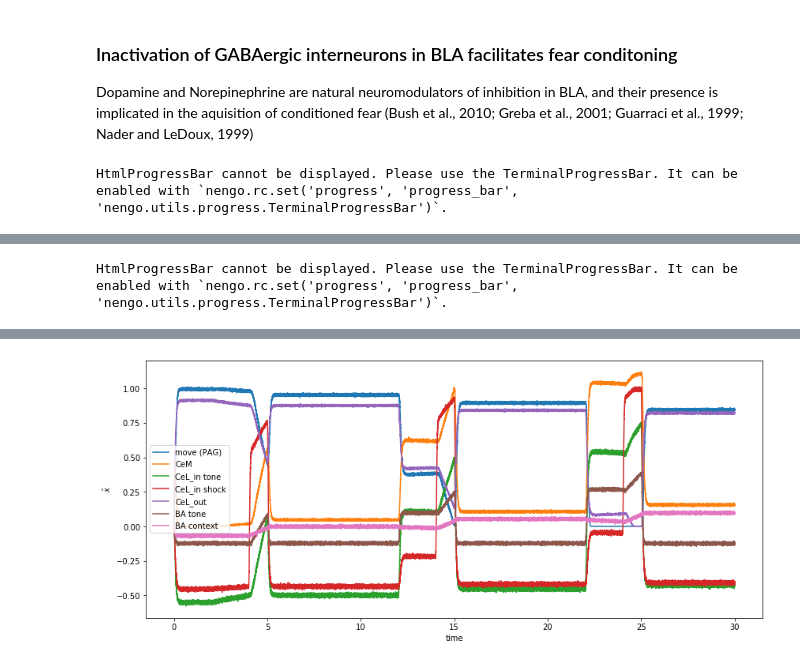
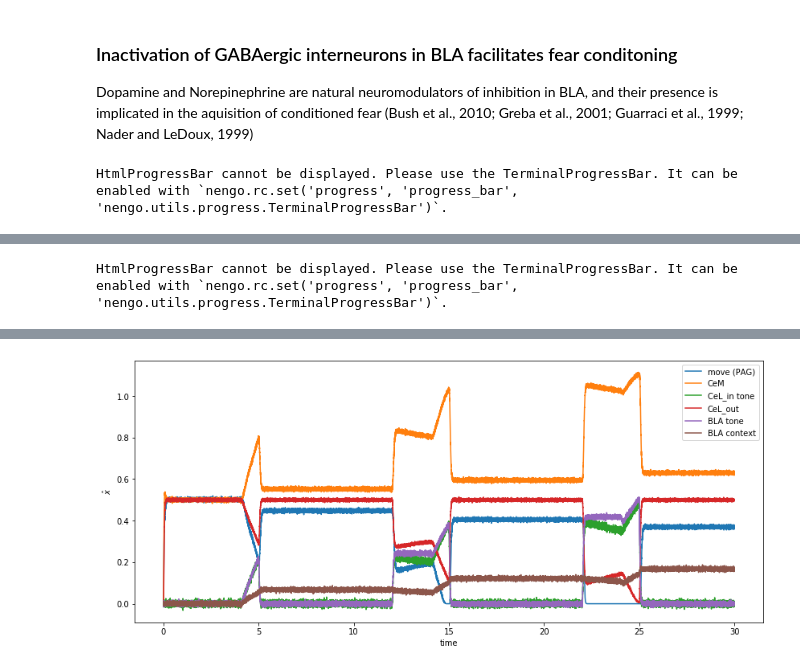
Before and after one commit to psipeter/anatomical_amygdala, a Jupyter notebook: amygdala.ipynb, the cells around one changed output, grey strips where cells are left out. Drawn from its saved outputs; the diff is of its cells as text; code cells hidden in the pictures.

```diff
--- a/amygdala.ipynb
+++ b/amygdala.ipynb
@@ -391,18 +513,0 @@ HtmlProgressBar cannot be displayed. Please use the TerminalProgressBar. It can
-# %%
-tone_func = lambda t: 1 if 1<t<2 else 0
-shock_func = lambda t: 0
-context_func = lambda t: [1, 0]
-
-data = go(3, d_thal_CeL, d_cortex_LA, d_hippo_BA, tone_func, shock_func, context_func)
-
-fig, ax = plt.subplots(figsize=(14, 6))
-ax.plot(data['times'], data['PAG'], label='move (PAG)')
-ax.plot(data['times'], data['CeM'], label='CeM')
-ax.plot(data['times'], data['CeL_in'][:,0], label='CeL_in tone')
-ax.plot(data['times'], data['CeL_in'][:,1], label='CeL_in shock')
-ax.plot(data['times'], data['CeL_out'], label='CeL_out')
-ax.plot(data['times'], data['BA'][:,0], label='BA tone')
-ax.plot(data['times'], data['BA'][:,2], label='BA context')
-ax.set(xlabel='time', ylabel=r'$\hat{x}$')
-ax.legend()
-plt.show()
@@ -416,39 +515,66 @@ HtmlProgressBar cannot be displayed. Please use the TerminalProgressBar. It can
 ### Inactivation of GABAergic interneurons in BLA facilitates fear conditoning
 Dopamine and Norepinephrine are natural neuromodulators of inhibition in BLA, and their presence is implicated in the aquisition of conditioned fear (Bush et al., 2010; Greba et al., 2001; Guarraci et al., 1999; Nader and LeDoux, 1999)
 # %%
-t = 30
-dt = 0.001
-tones, shocks = make_US_CS_arrays(pairings=1+int(t/10), seed=0)
-tone_func = lambda t: tones[int(t/dt)]
-shock_func = lambda t: shocks[int(t/dt)]
-context_func = lambda t: [1, 0]
-BLA_GABA_func = lambda t: 0.25
+def DA_BLA_condition(plot=True):
 
-d_thal_CeL = np.zeros((200, 1))
-d_cortex_LA = np.zeros((200, 1))
-d_hippo_BA = np.zeros((400, 1))
+    t_condition = 30
+    t_test = 4
+    dt = 0.001
+    tones, shocks = make_US_CS_arrays(pairings=1+int(t_condition/10), seed=0)
+    tone_func = lambda t: tones[int(t/dt)]
+    shock_func = lambda t: shocks[int(t/dt)]
+    context_func = lambda t: [1, 0]
+    d_thal_CeL = np.zeros((200, 1))
+    d_cortex_BLA = np.zeros((200, 1))
+    d_hippo_BLA = np.zeros((400, 1))
+    BLA_GABA_func = lambda t: 0
 
-data = go(t, d_thal_CeL, d_cortex_LA, d_hippo_BA, tone_func, shock_func, context_func,
-    BLA_GABA_func=BLA_GABA_func)
+    data = go(t_condition, d_thal_CeL, d_cortex_BLA, d_hippo_BLA, tone_func, shock_func, context_func, BLA_GABA_func=BLA_GABA_func)
 
-d_thal_CeL = data['thal_CeL']
-d_cortex_LA = data['cortex_LA']
-d_hippo_BA = data['hippo_BA']
+    d_thal_CeL = data['thal_CeL']
+    d_cortex_BLA = data['cortex_BLA']
+    d_hippo_BLA = data['hippo_BLA']
 
-fig, ax = plt.subplots(figsize=(14, 6))
-ax.plot(data['times'], data['PAG'], label='move (PAG)')
-ax.plot(data['times'], data['CeM'], label='CeM')
-ax.plot(data['times'], data['CeL_in'][:,0], label='CeL_in tone')
-ax.plot(data['times'], data['CeL_in'][:,1], label='CeL_in shock')
-ax.plot(data['times'], data['CeL_out'], label='CeL_out')
-ax.plot(data['times'], data['BA'][:,0], label='BA tone')
-ax.plot(data['times'], data['BA'][:,2], label='BA context')
-ax.set(xlabel='time', ylabel=r'$\hat{x}$')
-ax.legend()
-plt.show()
+    if plot:
+        fig, ax = plt.subplots(figsize=(14, 6))
+        ax.plot(data['times'], data['PAG'], label='move (PAG)')
+        ax.plot(data['times'], data['CeM'], label='CeM')
+        ax.plot(data['times'], data['CeL_in'][:,0], label='CeL_in tone')
+        ax.plot(data['times'], data['CeL_out'], label='CeL_out')
+        ax.plot(data['times'], data['BLA'][:,0], label='BLA tone')
+        ax.plot(data['times'], data['BLA'][:,2], label='BLA context')
+        ax.set(xlabel='time', ylabel=r'$\hat{x}$')
+        ax.legend()
+        plt.show()
+
+    tone_func = lambda t: 0 if (0<t<2) else 1
+    shock_func = lambda t: 0
+    context_func = lambda t: [0, 1] if (0<t<1 or 2<t<3) else [1, 0]
+
+    data = go(t_test, d_thal_CeL, d_cortex_BLA, d_hippo_BLA, tone_func, shock_func, context_func, learning=False)
+
+    if plot:
+        fig, ax = plt.subplots(figsize=(14, 6))
+        ax.plot(data['times'], data['PAG'], label='move (PAG)')
+        ax.plot(data['times'], data['CeM'], label='CeM')
+        ax.plot(data['times'], data['CeL_in'][:,0], label='CeL_in tone')
+        ax.plot(data['times'], data['CeL_out'], label='CeL_out')
+        ax.plot(data['times'], data['BLA'][:,0], label='BLA tone')
+        ax.plot(data['times'], data['BLA'][:,2], label='BLA context')
+        ax.set(xlabel='time', ylabel=r'$\hat{x}$')
+        ax.legend()
+        plt.show()
+
+    neither = np.average(data['PAG'][250:750])
+    context = np.average(data['PAG'][1250:1750])
+    tone = np.average(data['PAG'][2250:2750])
+    both = np.average(data['PAG'][3250:3750])
+    return neither, context, tone, both
+
+DA_BLA_condition()
 # %% [output]
 HtmlProgressBar cannot be displayed. Please use the TerminalProgressBar. It can be enabled with `nengo.rc.set('progress', 'progress_bar', 'nengo.utils.progress.TerminalProgressBar')`.
 [interactive output not drawn]
 HtmlProgressBar cannot be displayed. Please use the TerminalProgressBar. It can be enabled with `nengo.rc.set('progress', 'progress_bar', 'nengo.utils.progress.TerminalProgressBar')`.
 [interactive output not drawn]
-[figure, old version]
+[figure, new version]
```
Also changed, not shown: parts of 31 cells of this notebook.
